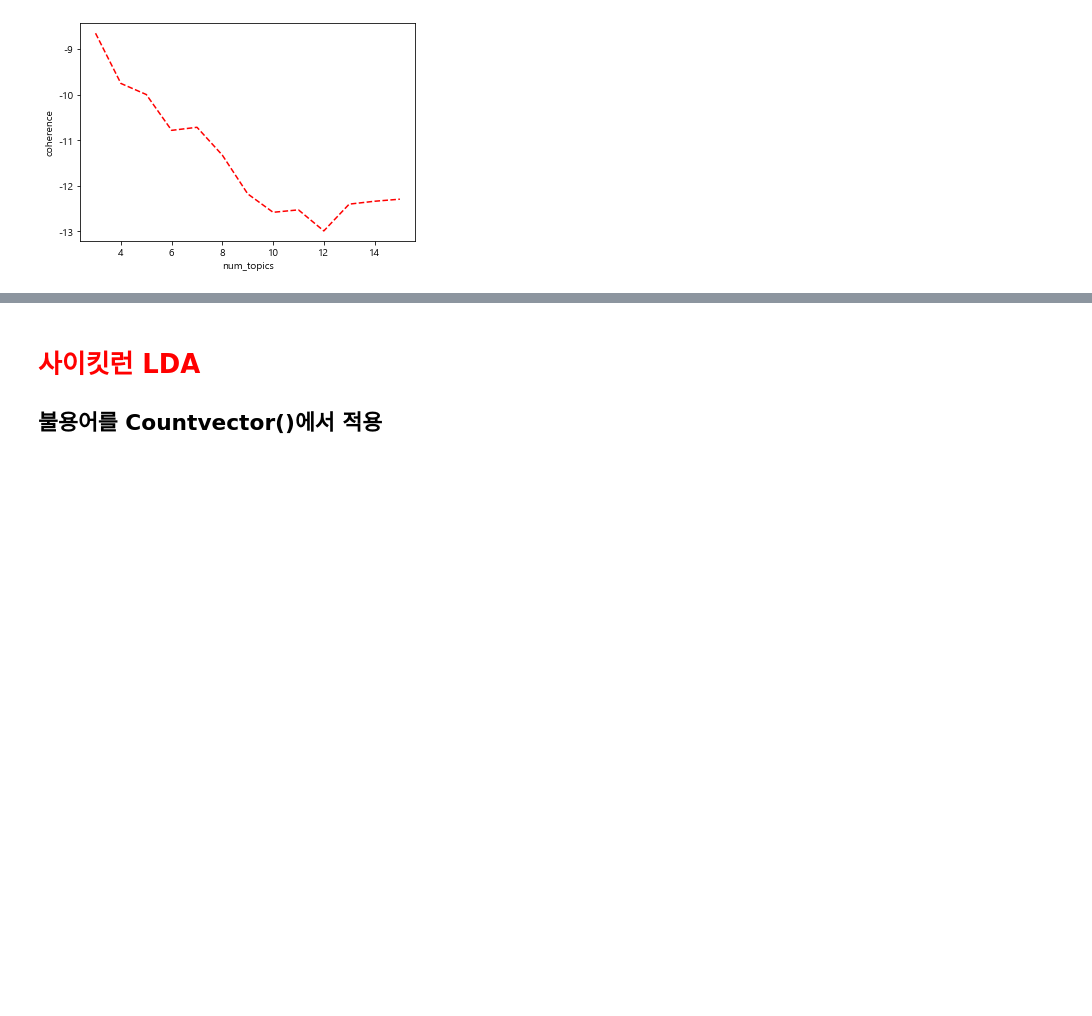
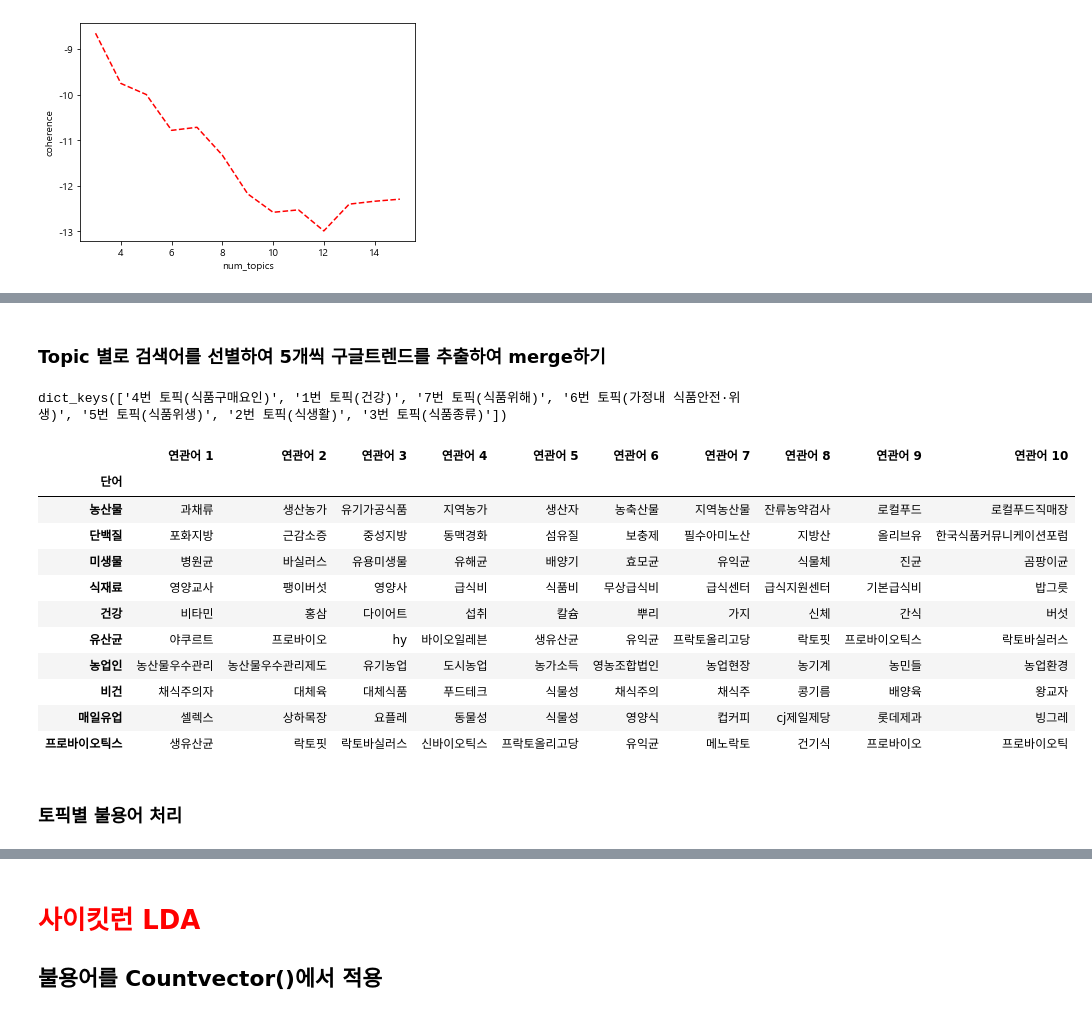
Before and after one commit to ancestor9/webscrap_LDA, a Jupyter notebook: 2022_10_LDA_gensim.ipynb, the cells around one changed output, grey strips where cells are left out. Cells and saved outputs as stored; diff of their text form; code cells hidden in the pictures; blank space fills up the shorter version.

```diff
--- a/2022_10_LDA_gensim.ipynb
+++ b/2022_10_LDA_gensim.ipynb
@@ -1193,0 +1187,11 @@ num_topics: 15, perplexity: -9.835, coherence: -12.296
+# %%
+mydict={}
+for topic in range(1, 8):
+    print('Topic_' + str(topic))
+    mydict['Topic_' + str(topic)] = cos[cos['Topic'] == topic].set_index('단어').drop('Topic', axis=1)
+    #cos[cos['Topic'] == topic].set_index('단어').drop('Topic', axis=1).head(2)
+    #mytopic.append(cos[cos['Topic'] == i].set_index('단어').drop('Topic', axis=1).index.tolist())
+    #mylist.append(cos[cos['Topic'] == i].drop('Topic', axis=1).values.tolist())
+
+topic_names = ['4번 토픽(식품구매요인)', '1번 토픽(건강)', '7번 토픽(식품위해)', '6번 토픽(가정내 식품안전·위생)',
+               '5번 토픽(식품위생)', '2번 토픽(식생활)', '3번 토픽(식품종류)']
@@ -1193,0 +1232,23 @@ num_topics: 15, perplexity: -9.835, coherence: -12.296
+# %% [markdown]
+### Topic 별로 검색어를 선별하여 5개씩 구글트렌드를 추출하여 merge하기
+# %%
+yourdict.keys()
+# %% [output]
+dict_keys(['4번 토픽(식품구매요인)', '1번 토픽(건강)', '7번 토픽(식품위해)', '6번 토픽(가정내 식품안전·위생)', '5번 토픽(식품위생)', '2번 토픽(식생활)', '3번 토픽(식품종류)'])
+# %%
+yourdict['1번 토픽(건강)']
+# %% [output]
+|  | 연관어 1 | 연관어 2 | 연관어 3 | 연관어 4 | 연관어 5 | 연관어 6 | 연관어 7 | 연관어 8 | 연관어 9 | 연관어 10 |
+| 단어 |  |  |  |  |  |  |  |  |  |  |
+| 농산물 | 과채류 | 생산농가 | 유기가공식품 | 지역농가 | 생산자 | 농축산물 | 지역농산물 | 잔류농약검사 | 로컬푸드 | 로컬푸드직매장 |
+| 단백질 | 포화지방 | 근감소증 | 중성지방 | 동맥경화 | 섬유질 | 보충제 | 필수아미노산 | 지방산 | 올리브유 | 한국식품커뮤니케이션포럼 |
+| 미생물 | 병원균 | 바실러스 | 유용미생물 | 유해균 | 배양기 | 효모균 | 유익균 | 식물체 | 진균 | 곰팡이균 |
+| 식재료 | 영양교사 | 팽이버섯 | 영양사 | 급식비 | 식품비 | 무상급식비 | 급식센터 | 급식지원센터 | 기본급식비 | 밥그릇 |
+| 건강 | 비타민 | 홍삼 | 다이어트 | 섭취 | 칼슘 | 뿌리 | 가지 | 신체 | 간식 | 버섯 |
+| 유산균 | 야쿠르트 | 프로바이오 | hy | 바이오일레븐 | 생유산균 | 유익균 | 프락토올리고당 | 락토핏 | 프로바이오틱스 | 락토바실러스 |
+| 농업인 | 농산물우수관리 | 농산물우수관리제도 | 유기농업 | 도시농업 | 농가소득 | 영농조합법인 | 농업현장 | 농기계 | 농민들 | 농업환경 |
+| 비건 | 채식주의자 | 대체육 | 대체식품 | 푸드테크 | 식물성 | 채식주의 | 채식주 | 콩기름 | 배양육 | 왕교자 |
+| 매일유업 | 셀렉스 | 상하목장 | 요플레 | 동물성 | 식물성 | 영양식 | 컵커피 | cj제일제당 | 롯데제과 | 빙그레 |
+| 프로바이오틱스 | 생유산균 | 락토핏 | 락토바실러스 | 신바이오틱스 | 프락토올리고당 | 유익균 | 메노락토 | 건기식 | 프로바이오 | 프로바이오틱 |
+# %% [markdown]
+### 토픽별 불용어 처리
```
Also changed, not shown: parts of 47 cells of this notebook.
